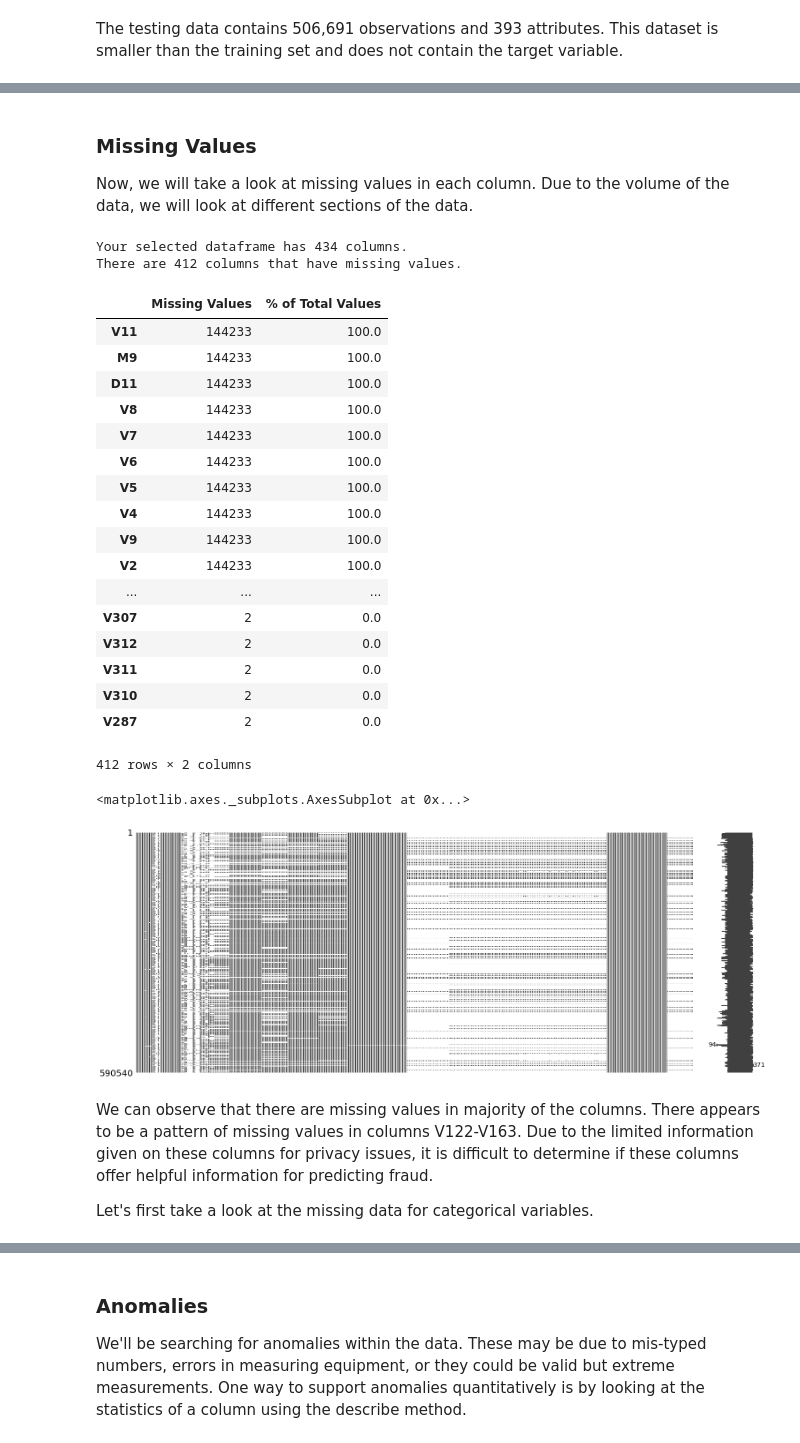
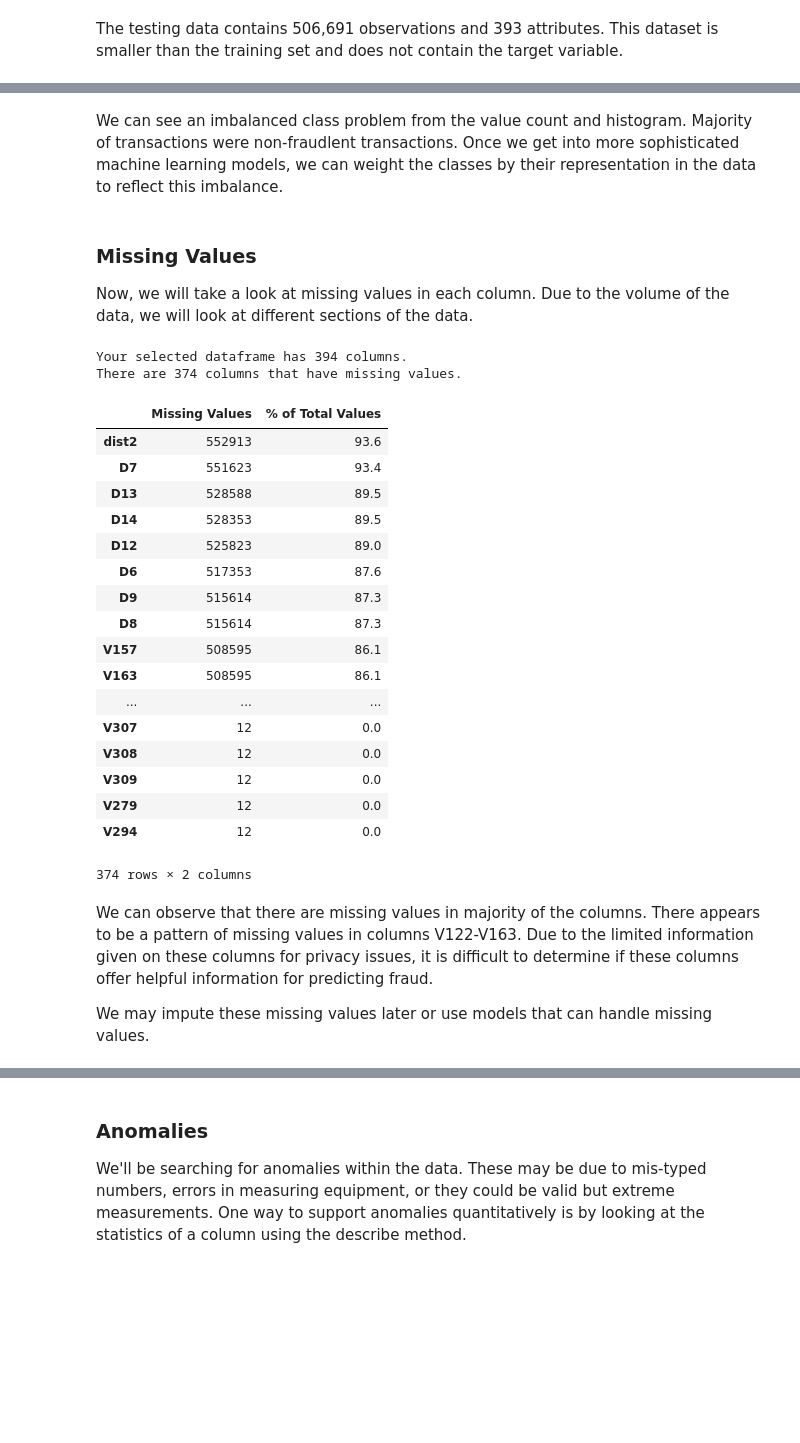
Before and after one commit to tsaw8/Thinkful_Project, a Jupyter notebook: Capstone: Supervised learning /IEEE-CIS Fraud Detection .ipynb, the cells around one changed output, grey strips where cells are left out. Drawn from its saved outputs; the diff is of its cells as text; code cells hidden in the pictures; blank space fills up the shorter version.

Commit message:
Organize variables

```diff
--- a/Capstone: Supervised learning /IEEE-CIS Fraud Detection .ipynb
+++ b/Capstone: Supervised learning /IEEE-CIS Fraud Detection .ipynb
@@ -88,9 +72,8 @@ from sqlalchemy import create_engine
 import warnings
 # %%
 # List files available
-test_iden = pd.read_csv('/Users/tsawaengsri/Desktop/Data Science Courses/Datasets/ieee-fraud-detection/test_identity.csv')
-test_trans = pd.read_csv('/Users/tsawaengsri/Desktop/Data Science Courses/Datasets/ieee-fraud-detection/test_transaction.csv')
-train_iden = pd.read_csv('/Users/tsawaengsri/Desktop/Data Science Courses/Datasets/ieee-fraud-detection/train_identity.csv')
-train_trans = pd.read_csv('/Users/tsawaengsri/Desktop/Data Science Courses/Datasets/ieee-fraud-detection/train_transaction.csv')
+test = pd.read_csv('/Users/tsawaengsri/Desktop/Data Science Courses/Datasets/ieee-fraud-detection/test_transaction.csv')
+
+train = pd.read_csv('/Users/tsawaengsri/Desktop/Data Science Courses/Datasets/ieee-fraud-detection/train_transaction.csv')
 # %%
 # Format column headings
@@ -148,3 +117,0 @@ Number of row in identity: 144233
-# %%
-# Train data
-df = pd.merge(train_iden, train_trans, on = 'TransactionID')
@@ -224,3 +148,5 @@ Most of the categorical variables have a relatively small number of unique entri
+# %% [markdown]
+We can see an imbalanced class problem from the value count and histogram. Majority of transactions were non-fraudlent transactions. Once we get into more sophisticated machine learning models, we can weight the classes by their representation in the data to reflect this imbalance.
 # %% [markdown]
 ### Missing Values
 Now, we will take a look at missing values in each column. Due to the volume of the data, we will look at different sections of the data.
@@ -253,34 +179,29 @@ def missing_values_table(df):
         # Return the dataframe with missing information
         return mis_val_table_ren_columns
 # %%
-missing_values_table(df)
+missing_values_table(train)
 # %% [output]
-Your selected dataframe has 434 columns.
-There are 412 columns that have missing values.
+Your selected dataframe has 394 columns.
+There are 374 columns that have missing values.
 |  | Missing Values | % of Total Values |
-| V11 | 144233 | 100.0 |
-| M9 | 144233 | 100.0 |
-| D11 | 144233 | 100.0 |
-| V8 | 144233 | 100.0 |
-| V7 | 144233 | 100.0 |
-| V6 | 144233 | 100.0 |
-| V5 | 144233 | 100.0 |
-| V4 | 144233 | 100.0 |
-| V9 | 144233 | 100.0 |
-| V2 | 144233 | 100.0 |
+| dist2 | 552913 | 93.6 |
+| D7 | 551623 | 93.4 |
+| D13 | 528588 | 89.5 |
+| D14 | 528353 | 89.5 |
+| D12 | 525823 | 89.0 |
+| D6 | 517353 | 87.6 |
+| D9 | 515614 | 87.3 |
+| D8 | 515614 | 87.3 |
+| V157 | 508595 | 86.1 |
+| V163 | 508595 | 86.1 |
 | ... | ... | ... |
-| V307 | 2 | 0.0 |
-| V312 | 2 | 0.0 |
-| V311 | 2 | 0.0 |
-| V310 | 2 | 0.0 |
-| V287 | 2 | 0.0 |
+| V307 | 12 | 0.0 |
+| V308 | 12 | 0.0 |
+| V309 | 12 | 0.0 |
+| V279 | 12 | 0.0 |
+| V294 | 12 | 0.0 |
-412 rows × 2 columns
+374 rows × 2 columns
-# %%
-msno.matrix(train_trans)
-# %% [output]
-<matplotlib.axes._subplots.AxesSubplot at 0x...>
-[figure, removed]
 # %% [markdown]
 We can observe that there are missing values in majority of the columns. There appears to be a pattern of missing values in columns V122-V163. Due to  the limited information given on these columns for privacy issues, it is difficult to determine if these columns offer helpful information for predicting fraud.
 
-Let's first take a look at the missing data for categorical variables.
+We may impute these missing values later or use models that can handle missing values.
```
Also changed, not shown: parts of 159 cells of this notebook.
